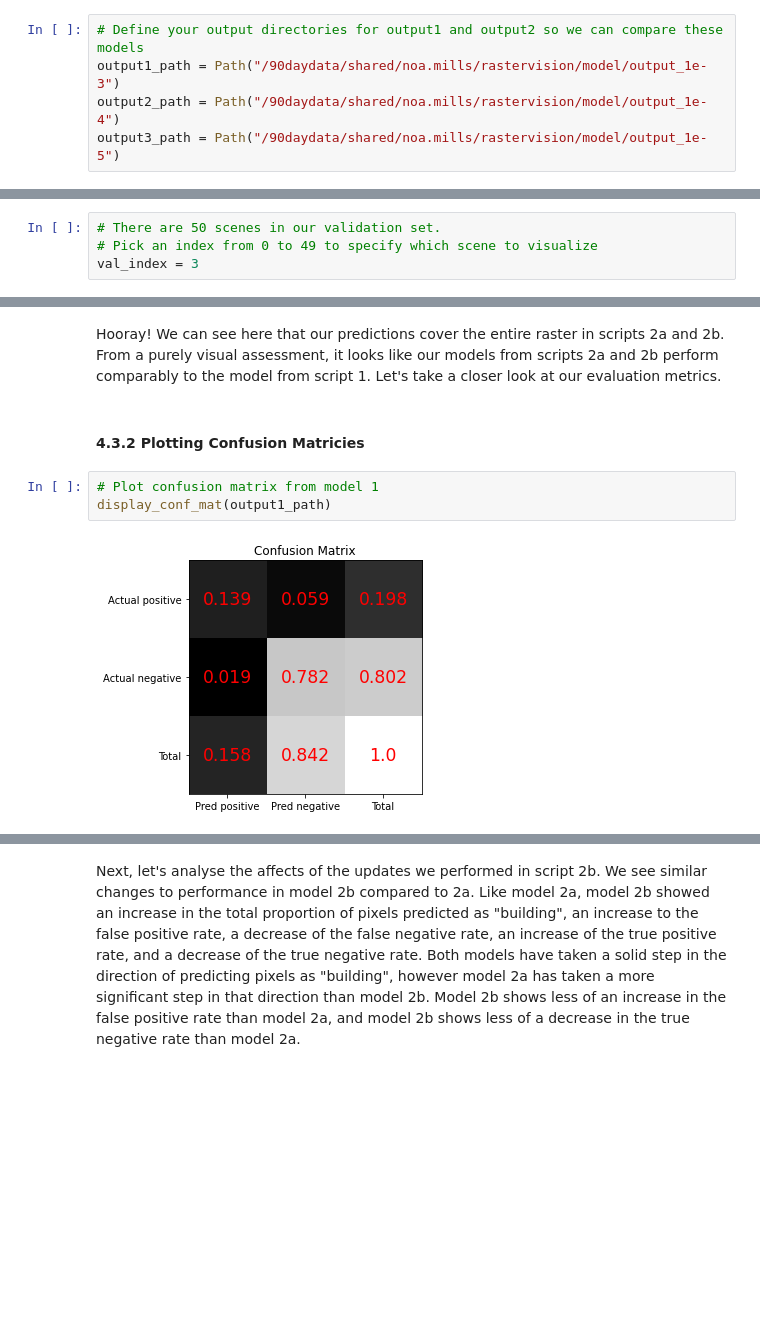
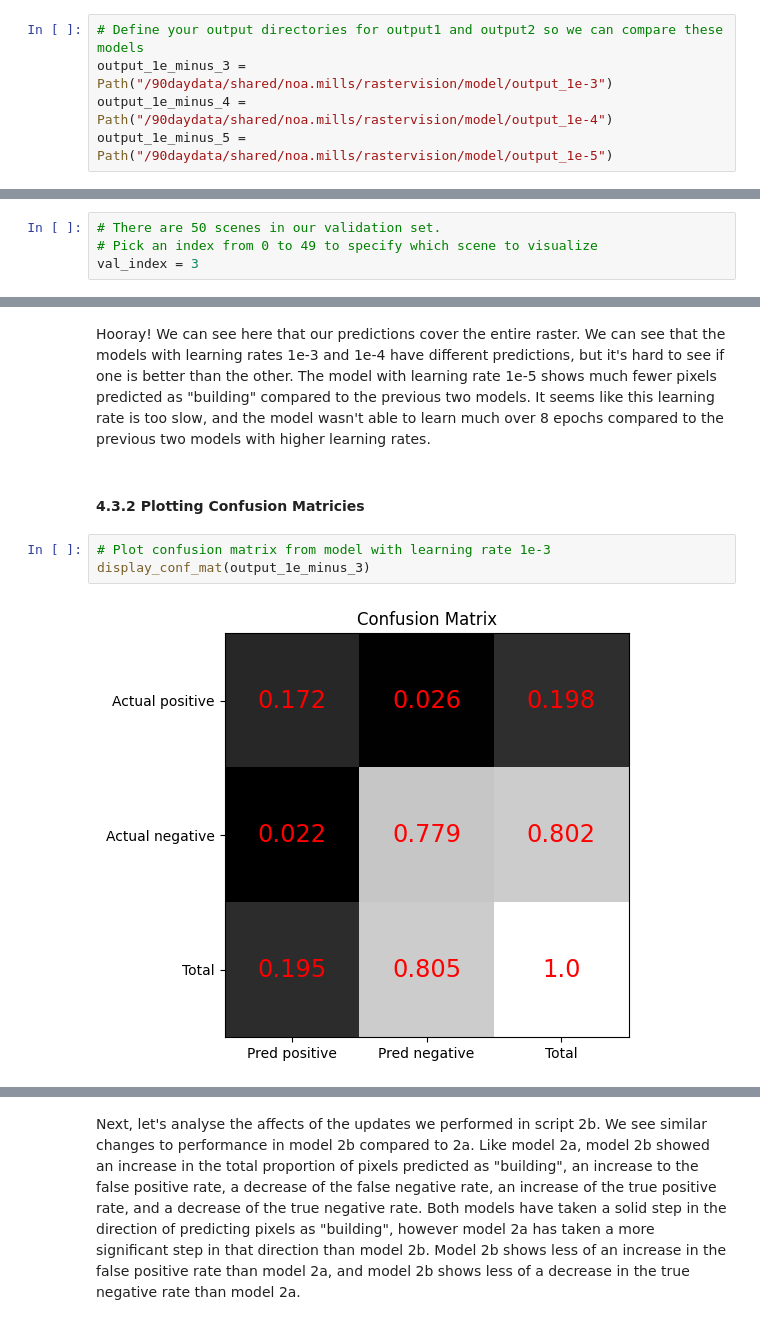
Before and after one commit to ISUgenomics/geospatialworkbook, a Jupyter notebook: tutorials/Raster_Vision_Part_8.ipynb, the cells around one changed output, grey strips where cells are left out. Saved outputs shown, nothing was run; the diff lists cells and outputs as text; blank space fills up the shorter version.

```diff
--- a/tutorials/Raster_Vision_Part_8.ipynb
+++ b/tutorials/Raster_Vision_Part_8.ipynb
@@ -300,5 +303,5 @@ import geopandas as gpd
 # %%
 # Define your output directories for output1 and output2 so we can compare these models
-output1_path = Path("/90daydata/shared/noa.mills/rastervision/model/output_1e-3")
-output2_path = Path("/90daydata/shared/noa.mills/rastervision/model/output_1e-4")
-output3_path = Path("/90daydata/shared/noa.mills/rastervision/model/output_1e-5")
+output_1e_minus_3 = Path("/90daydata/shared/noa.mills/rastervision/model/output_1e-3")
+output_1e_minus_4 = Path("/90daydata/shared/noa.mills/rastervision/model/output_1e-4")
+output_1e_minus_5 = Path("/90daydata/shared/noa.mills/rastervision/model/output_1e-5")
@@ -401,10 +455,10 @@ plot_prediction(output2_path, val_index)
 # %% [markdown]
-Hooray! We can see here that our predictions cover the entire raster in scripts 2a and 2b. From a purely visual assessment, it looks like our models from scripts 2a and 2b perform comparably to the model from script 1. Let's take a closer look at our evaluation metrics.
+Hooray! We can see here that our predictions cover the entire raster. We can see that the models with learning rates 1e-3 and 1e-4 have different predictions, but it's hard to see if one is better than the other. The model with learning rate 1e-5 shows much fewer pixels predicted as "building" compared to the previous two models. It seems like this learning rate is too slow, and the model wasn't able to learn much over 8 epochs compared to the previous two models with higher learning rates.
 # %% [markdown]
 #### 4.3.2 Plotting Confusion Matricies
 # %%
-# Plot confusion matrix from model 1
-display_conf_mat(output1_path)
+# Plot confusion matrix from model with learning rate 1e-3
+display_conf_mat(output_1e_minus_3)
 # %% [output]
-[figure, old version]
+[figure, new version]
 # %%
```
Also changed, not shown: parts of 19 cells of this notebook.
